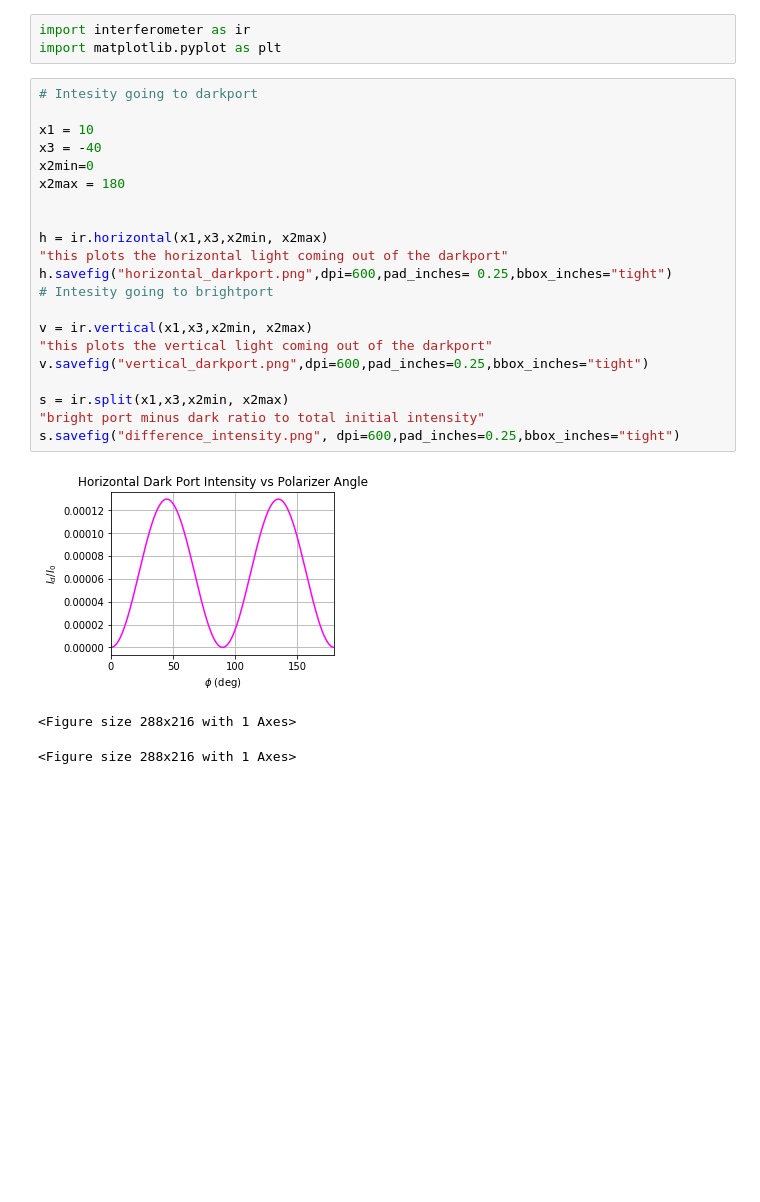
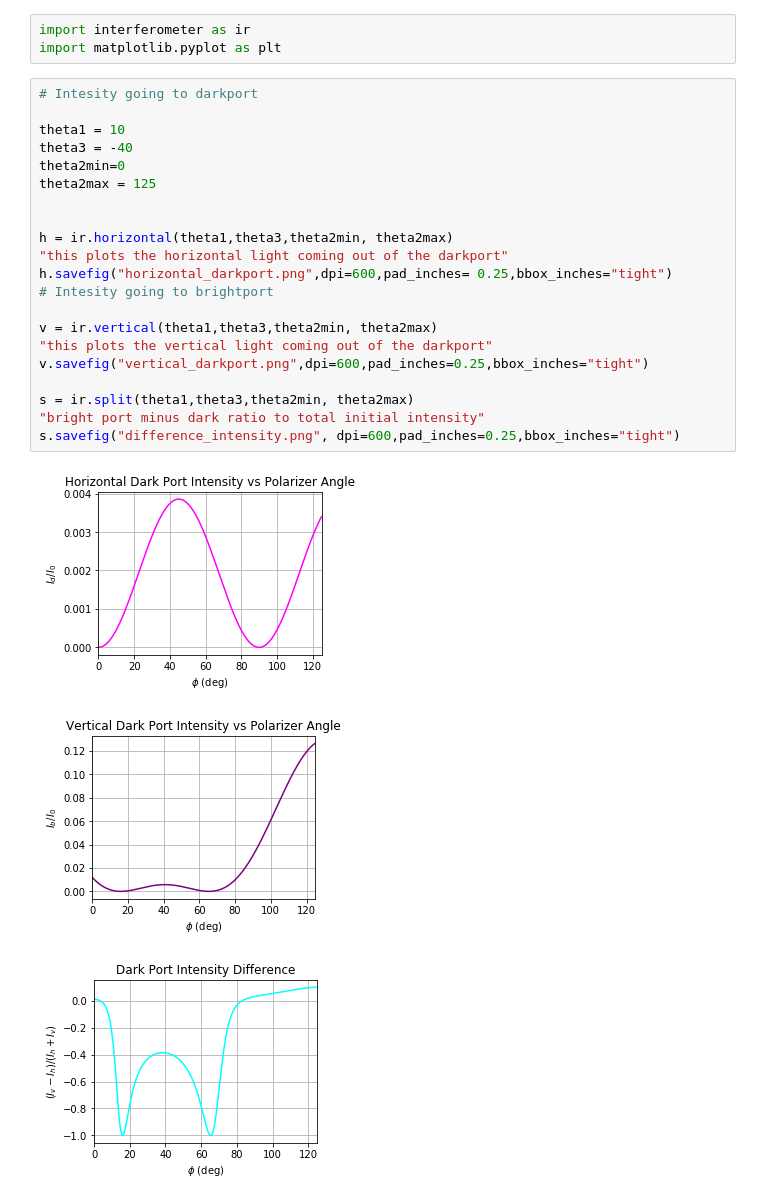
Before and after one commit to CUCatLab/Optical-Metrology, a Jupyter notebook: Simulation.ipynb, the cells around one changed output. Saved outputs shown, nothing was run; the diff lists cells and outputs as text; blank space fills up the shorter version.

```diff
--- a/Simulation.ipynb
+++ b/Simulation.ipynb
@@ -4,25 +4,25 @@ import matplotlib.pyplot as plt
 # %%
 # Intesity going to darkport
 
-x1 = 10
-x3 = -40
-x2min=0
-x2max = 180
+theta1 = 10
+theta3 = -40
+theta2min=0
+theta2max = 125
 
 
-h = ir.horizontal(x1,x3,x2min, x2max)
+h = ir.horizontal(theta1,theta3,theta2min, theta2max)
 "this plots the horizontal light coming out of the darkport"
 h.savefig("horizontal_darkport.png",dpi=600,pad_inches= 0.25,bbox_inches="tight")
 # Intesity going to brightport
 
-v = ir.vertical(x1,x3,x2min, x2max)
+v = ir.vertical(theta1,theta3,theta2min, theta2max)
 "this plots the vertical light coming out of the darkport"
 v.savefig("vertical_darkport.png",dpi=600,pad_inches=0.25,bbox_inches="tight")
 
-s = ir.split(x1,x3,x2min, x2max)
+s = ir.split(theta1,theta3,theta2min, theta2max)
 "bright port minus dark ratio to total initial intensity"
 s.savefig("difference_intensity.png", dpi=600,pad_inches=0.25,bbox_inches="tight")
 # %% [output]
-[figure, old version]
+[figure, new version]
-<Figure size 288x216 with 1 Axes>
-<Figure size 288x216 with 1 Axes>
+[figure, added]
+[figure, added]
```
Also changed, not shown: parts of 3 cells of this notebook, 2 other files.
